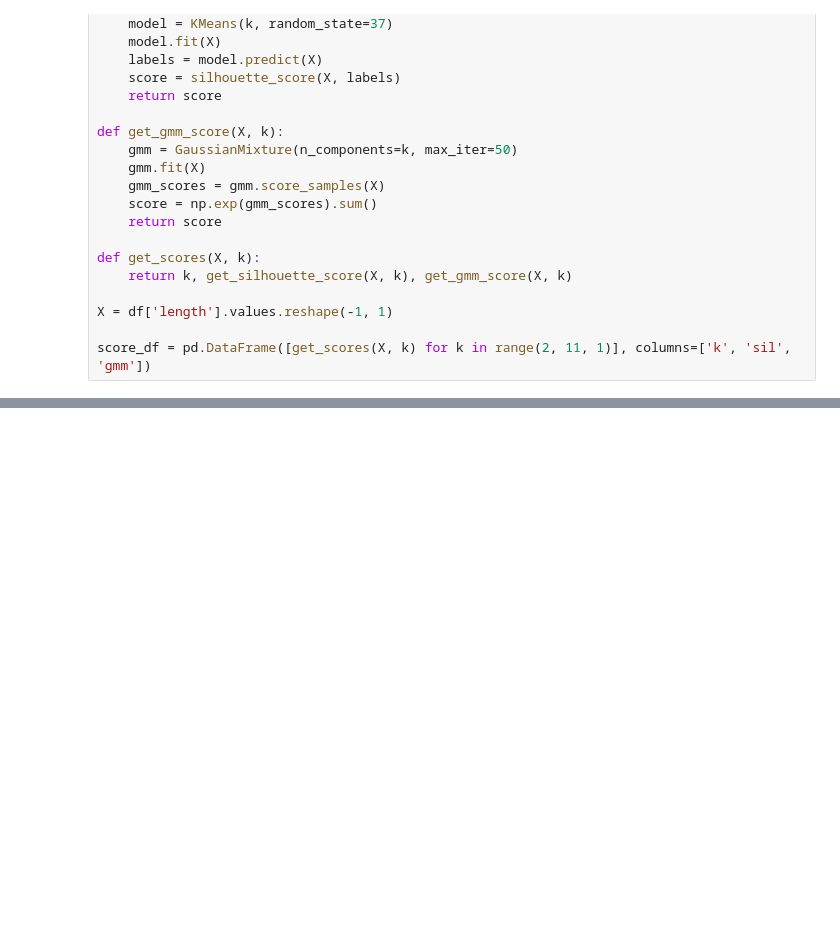
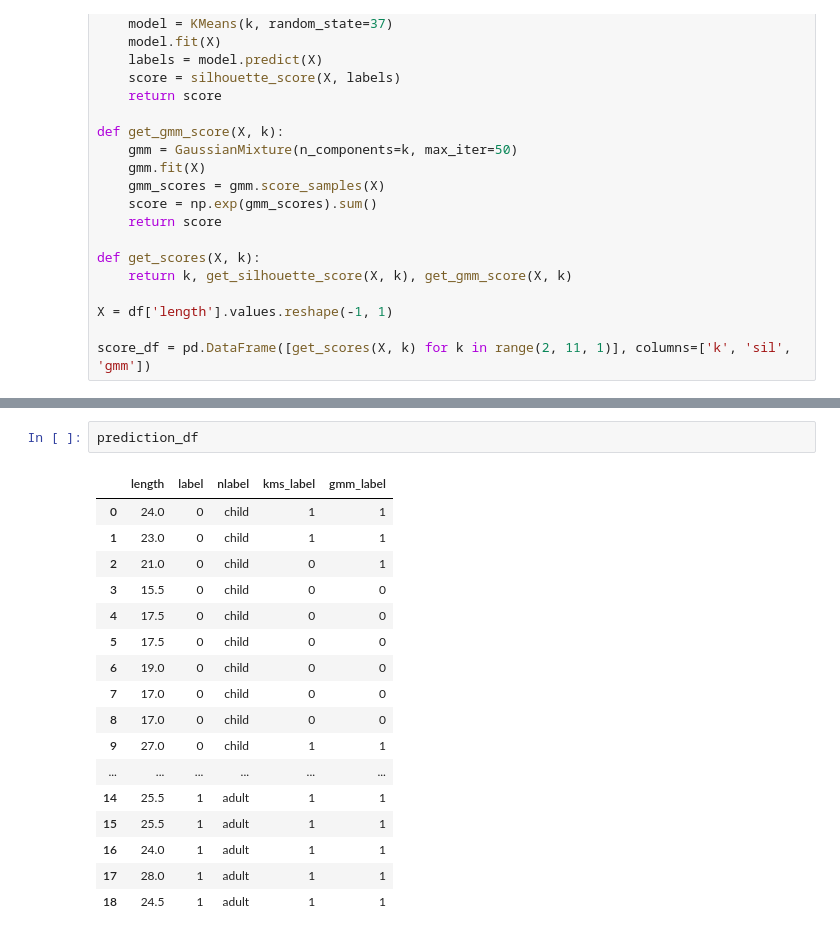
Before and after one commit to oneoffcoder/jupyter, a Jupyter notebook: data-science/gmm.ipynb, the cells around one changed output, grey strips where cells are left out. Cells and saved outputs as stored; diff of their text form; blank space fills up the shorter version.

```diff
--- a/data-science/gmm.ipynb
+++ b/data-science/gmm.ipynb
@@ -117,3 +189,23 @@ prediction_df['predicted_label'] = get_kmeans_labels(X, best_k)
 print('best k = {}'.format(best_k))
 # %% [output]
 best k = 2
+# %%
+prediction_df
+# %% [output]
+|  | length | label | nlabel | kms_label | gmm_label |
+| 0 | 24.0 | 0 | child | 1 | 1 |
+| 1 | 23.0 | 0 | child | 1 | 1 |
+| 2 | 21.0 | 0 | child | 0 | 1 |
+| 3 | 15.5 | 0 | child | 0 | 0 |
+| 4 | 17.5 | 0 | child | 0 | 0 |
+| 5 | 17.5 | 0 | child | 0 | 0 |
+| 6 | 19.0 | 0 | child | 0 | 0 |
+| 7 | 17.0 | 0 | child | 0 | 0 |
+| 8 | 17.0 | 0 | child | 0 | 0 |
+| 9 | 27.0 | 0 | child | 1 | 1 |
+| ... | ... | ... | ... | ... | ... |
+| 14 | 25.5 | 1 | adult | 1 | 1 |
+| 15 | 25.5 | 1 | adult | 1 | 1 |
+| 16 | 24.0 | 1 | adult | 1 | 1 |
+| 17 | 28.0 | 1 | adult | 1 | 1 |
+| 18 | 24.5 | 1 | adult | 1 | 1 |
```
Also changed, not shown: parts of 23 cells of this notebook.
